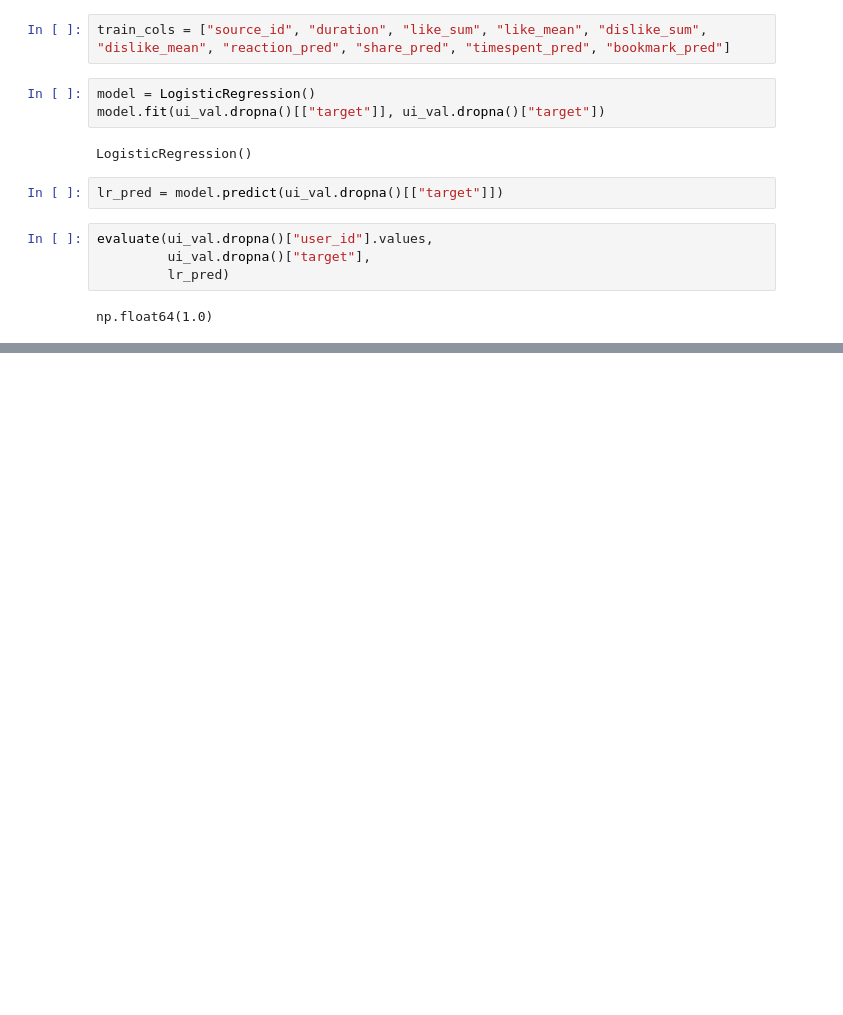
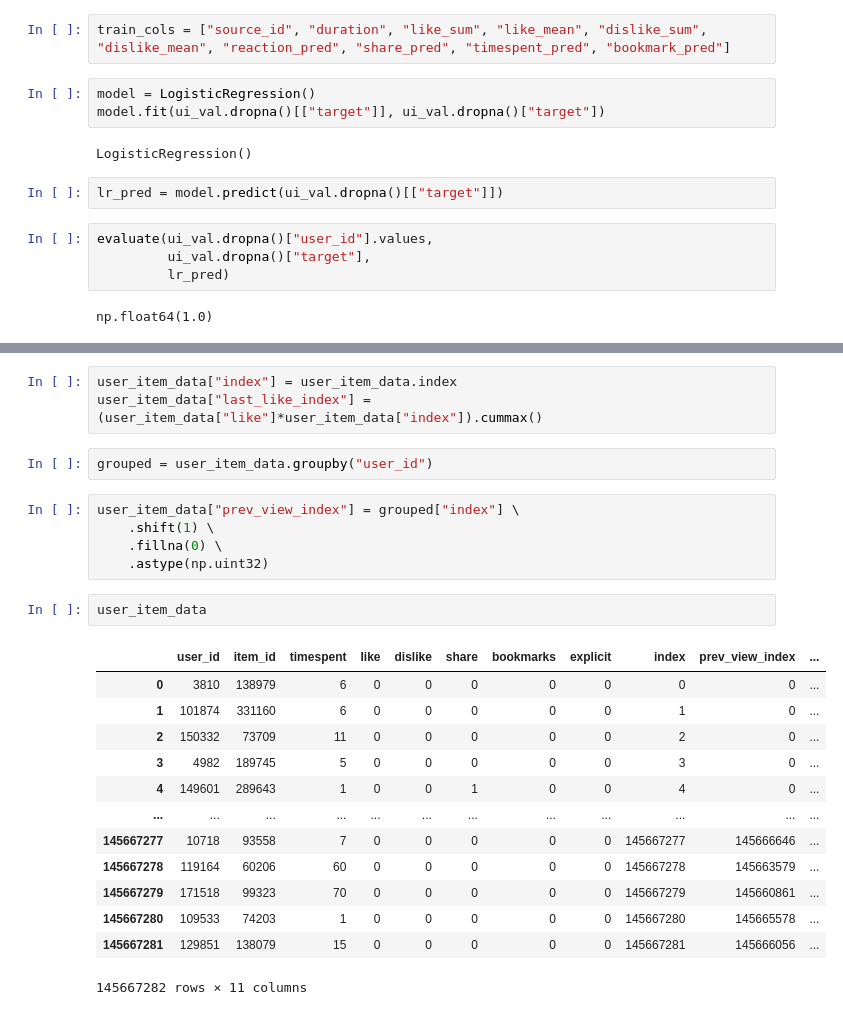
Before and after one commit to cheeeco/vk_recsys, a Jupyter notebook: features.ipynb, the cells around one changed output, grey strips where cells are left out. Drawn from its saved outputs; the diff is of its cells as text; blank space fills up the shorter version.

```diff
--- a/features.ipynb
+++ b/features.ipynb
@@ -515,0 +530,26 @@ np.float64(1.0)
+# %%
+user_item_data["index"] = user_item_data.index
+user_item_data["last_like_index"] = (user_item_data["like"]*user_item_data["index"]).cummax()
+# %%
+grouped = user_item_data.groupby("user_id")
+# %%
+user_item_data["prev_view_index"] = grouped["index"] \
+    .shift(1) \
+    .fillna(0) \
+    .astype(np.uint32)
+# %%
+user_item_data
+# %% [output]
+|  | user_id | item_id | timespent | like | dislike | share | bookmarks | explicit | index | prev_view_index | ... |
+| 0 | 3810 | 138979 | 6 | 0 | 0 | 0 | 0 | 0 | 0 | 0 | ... |
+| 1 | 101874 | 331160 | 6 | 0 | 0 | 0 | 0 | 0 | 1 | 0 | ... |
+| 2 | 150332 | 73709 | 11 | 0 | 0 | 0 | 0 | 0 | 2 | 0 | ... |
+| 3 | 4982 | 189745 | 5 | 0 | 0 | 0 | 0 | 0 | 3 | 0 | ... |
+| 4 | 149601 | 289643 | 1 | 0 | 0 | 1 | 0 | 0 | 4 | 0 | ... |
+| ... | ... | ... | ... | ... | ... | ... | ... | ... | ... | ... | ... |
+| 145667277 | 10718 | 93558 | 7 | 0 | 0 | 0 | 0 | 0 | 145667277 | 145666646 | ... |
+| 145667278 | 119164 | 60206 | 60 | 0 | 0 | 0 | 0 | 0 | 145667278 | 145663579 | ... |
+| 145667279 | 171518 | 99323 | 70 | 0 | 0 | 0 | 0 | 0 | 145667279 | 145660861 | ... |
+| 145667280 | 109533 | 74203 | 1 | 0 | 0 | 0 | 0 | 0 | 145667280 | 145665578 | ... |
+| 145667281 | 129851 | 138079 | 15 | 0 | 0 | 0 | 0 | 0 | 145667281 | 145666056 | ... |
+145667282 rows × 11 columns
```
Also changed, not shown: parts of 27 cells of this notebook, 15 other files.
